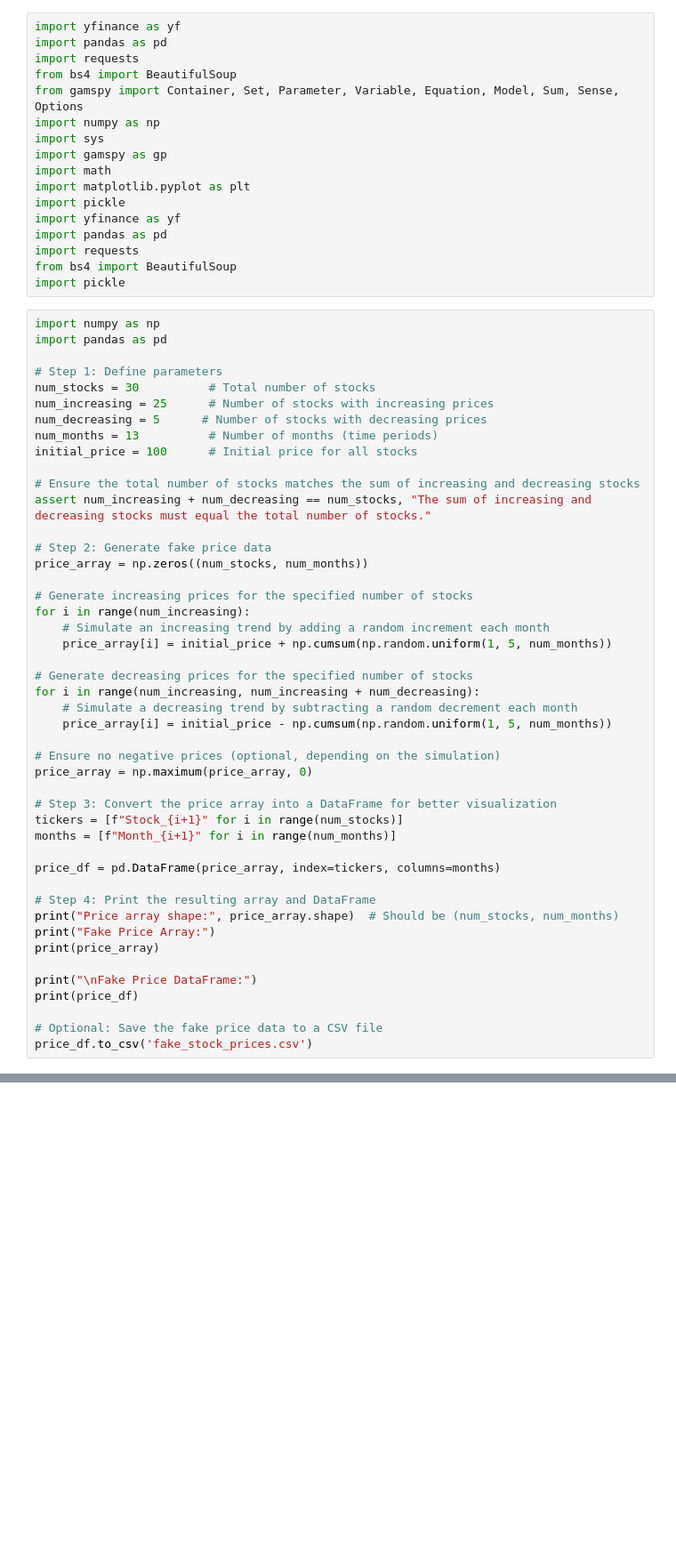
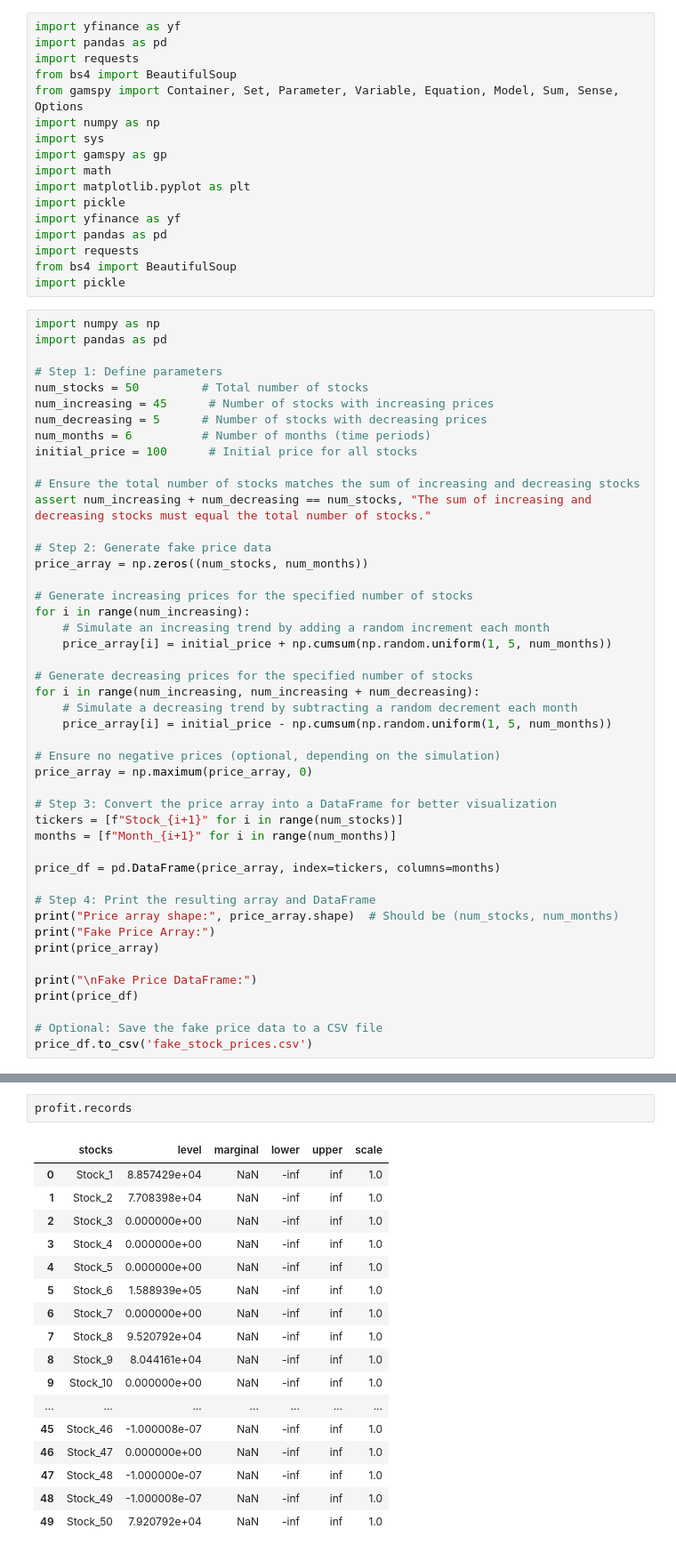
Before and after one commit to thetenthbox/MILP-Formulation-for-Fund-Assessment, a Jupyter notebook: ScratchMILP.ipynb, the cells around one changed output, grey strips where cells are left out. Shown at 89% size. Cells and saved outputs as stored; diff of their text form; blank space fills up the shorter version.

```diff
--- a/ScratchMILP.ipynb
+++ b/ScratchMILP.ipynb
@@ -20,10 +20,10 @@ import numpy as np
 import pandas as pd
 
 # Step 1: Define parameters
-num_stocks = 30          # Total number of stocks
-num_increasing = 25      # Number of stocks with increasing prices
+num_stocks = 50         # Total number of stocks
+num_increasing = 45      # Number of stocks with increasing prices
 num_decreasing = 5      # Number of stocks with decreasing prices
-num_months = 13          # Number of months (time periods)
+num_months = 6          # Number of months (time periods)
 initial_price = 100      # Initial price for all stocks
 
 # Ensure the total number of stocks matches the sum of increasing and decreasing stocks
@@ -447,0 +483,20 @@ np.float64(1525281.3986457868)
+# %%
+profit.records
+# %% [output]
+|  | stocks | level | marginal | lower | upper | scale |
+| 0 | Stock_1 | 8.857429e+04 | NaN | -inf | inf | 1.0 |
+| 1 | Stock_2 | 7.708398e+04 | NaN | -inf | inf | 1.0 |
+| 2 | Stock_3 | 0.000000e+00 | NaN | -inf | inf | 1.0 |
+| 3 | Stock_4 | 0.000000e+00 | NaN | -inf | inf | 1.0 |
+| 4 | Stock_5 | 0.000000e+00 | NaN | -inf | inf | 1.0 |
+| 5 | Stock_6 | 1.588939e+05 | NaN | -inf | inf | 1.0 |
+| 6 | Stock_7 | 0.000000e+00 | NaN | -inf | inf | 1.0 |
+| 7 | Stock_8 | 9.520792e+04 | NaN | -inf | inf | 1.0 |
+| 8 | Stock_9 | 8.044161e+04 | NaN | -inf | inf | 1.0 |
+| 9 | Stock_10 | 0.000000e+00 | NaN | -inf | inf | 1.0 |
+| ... | ... | ... | ... | ... | ... | ... |
+| 45 | Stock_46 | -1.000008e-07 | NaN | -inf | inf | 1.0 |
+| 46 | Stock_47 | 0.000000e+00 | NaN | -inf | inf | 1.0 |
+| 47 | Stock_48 | -1.000000e-07 | NaN | -inf | inf | 1.0 |
+| 48 | Stock_49 | -1.000008e-07 | NaN | -inf | inf | 1.0 |
+| 49 | Stock_50 | 7.920792e+04 | NaN | -inf | inf | 1.0 |
```
Also changed, not shown: parts of 9 cells of this notebook, 2 other files.
